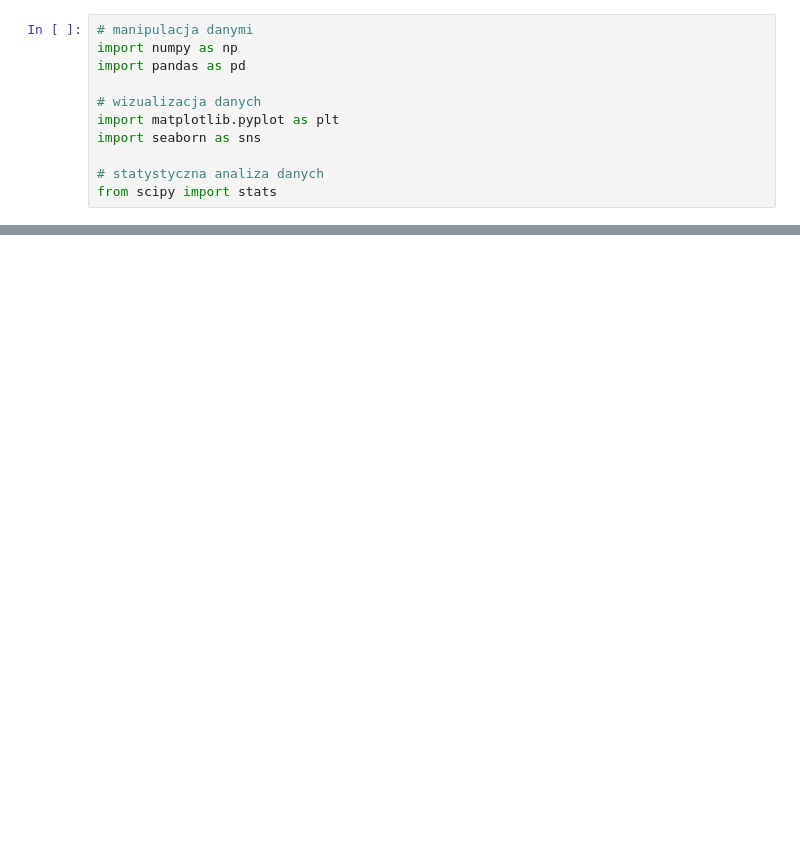
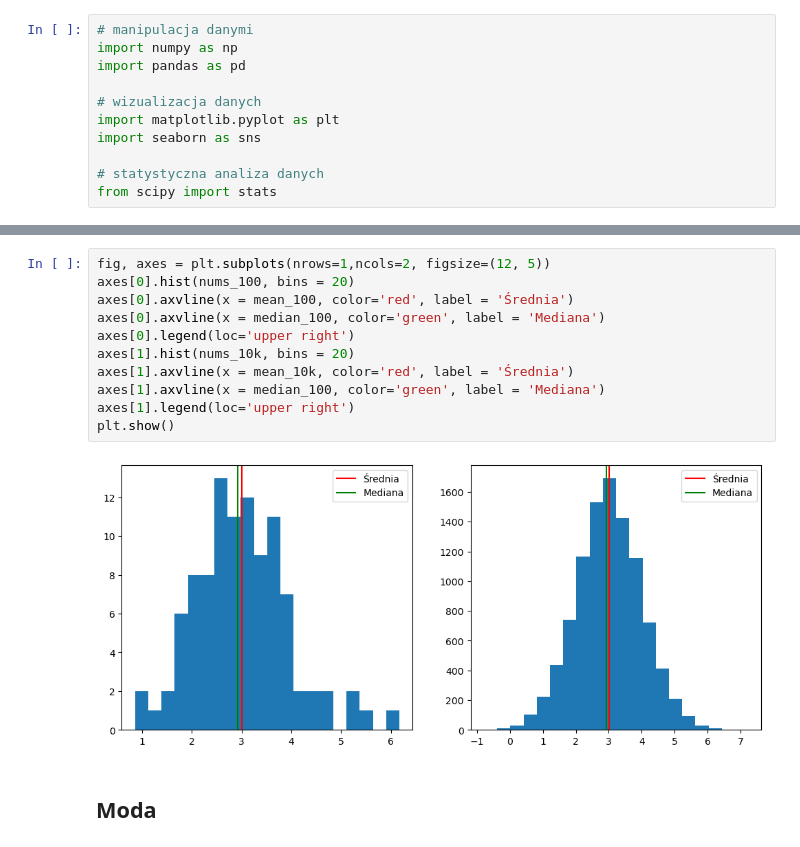
Before and after one commit to TomLdZ/Kodilla-Module_10, a Jupyter notebook: Zadanie_10_2.ipynb, the cells around one changed output, grey strips where cells are left out. Cells and saved outputs as stored; diff of their text form; blank space fills up the shorter version.

```diff
--- a/Zadanie_10_2.ipynb
+++ b/Zadanie_10_2.ipynb
@@ -36,0 +64,15 @@ plt.show()
+# %%
+fig, axes = plt.subplots(nrows=1,ncols=2, figsize=(12, 5))
+axes[0].hist(nums_100, bins = 20)
+axes[0].axvline(x = mean_100, color='red', label = 'Średnia')
+axes[0].axvline(x = median_100, color='green', label = 'Mediana')
+axes[0].legend(loc='upper right')
+axes[1].hist(nums_10k, bins = 20)
+axes[1].axvline(x = mean_10k, color='red', label = 'Średnia')
+axes[1].axvline(x = median_100, color='green', label = 'Mediana')
+axes[1].legend(loc='upper right')
+plt.show()
+# %% [output]
+[figure, added]
+# %% [markdown]
+## Moda
```
Also changed, not shown: parts of 21 cells of this notebook.
